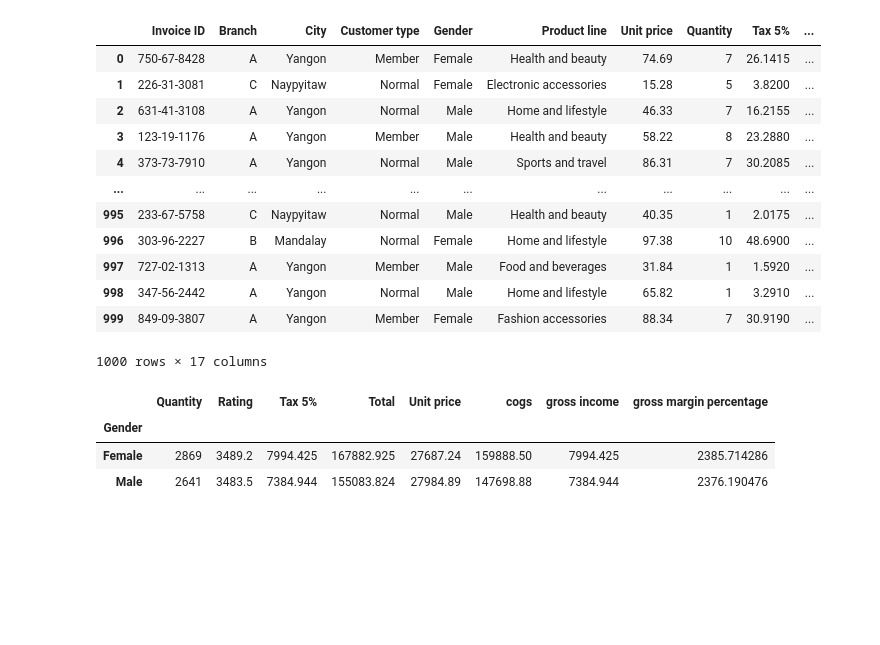
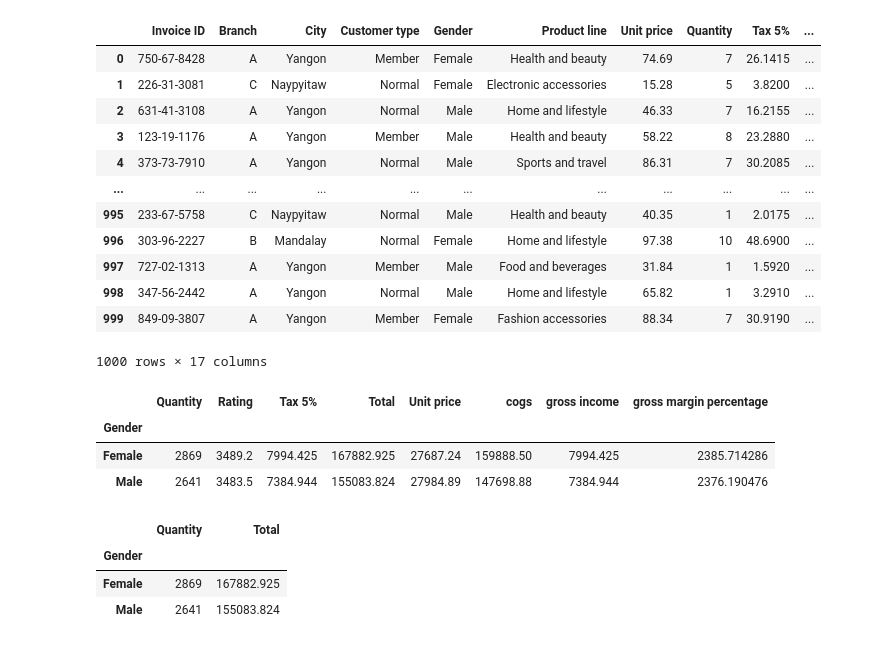
Before and after one commit to MUNYEMANA12/Reshaping-and-pivoting-dataframes, a Jupyter notebook: reshaping and pivoting.ipynb, the cells around one changed output. Cells and saved outputs as stored; diff of their text form; code cells hidden in the pictures; blank space fills up the shorter version.

```diff
--- a/reshaping and pivoting.ipynb
+++ b/reshaping and pivoting.ipynb
@@ -90,6 +92,14 @@ dat.pivot_table(
 | Female | 2869 | 3489.2 | 7994.425 | 167882.925 | 27687.24 | 159888.50 | 7994.425 | 2385.714286 |
 | Male | 2641 | 3483.5 | 7384.944 | 155083.824 | 27984.89 | 147698.88 | 7384.944 | 2376.190476 |
 # %%
-# make a  pivot table . add ana aggregate function and select some columns
+# make a  pivot table . add an aggregate function and select some columns
+dat.pivot_table(index="Gender",
+                 values=["Quantity","Total"],
+                 aggfunc="sum")
+# %% [output]
+|  | Quantity | Total |
+| Gender |  |  |
+| Female | 2869 | 167882.925 |
+| Male | 2641 | 155083.824 |
 # %%
 # make a pivot tables that says how much male and female spend in each
```
Also changed, not shown: parts of 2 cells of this notebook.
